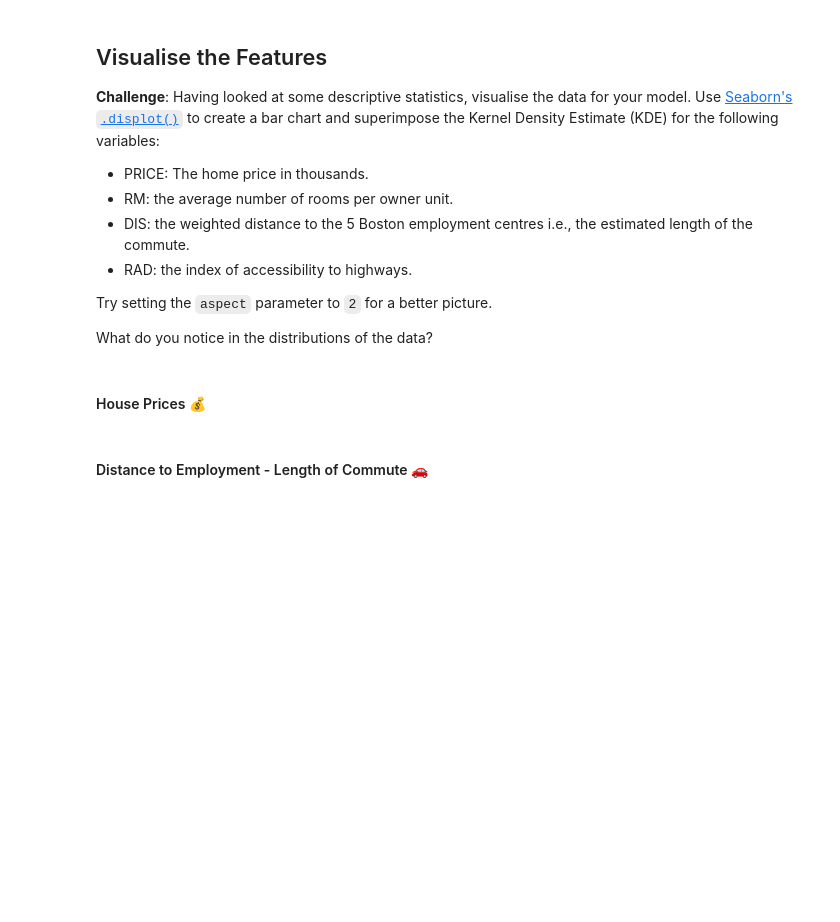
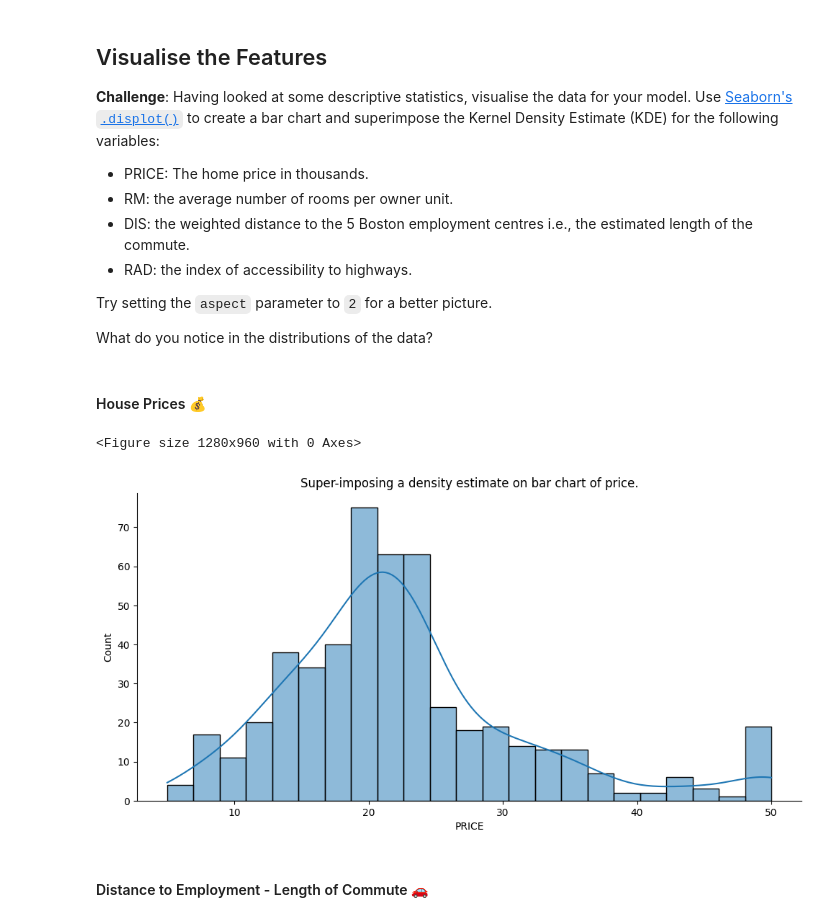
Before and after one commit to noah-clements/100Days-Python-Course, a Jupyter notebook: Day80 - Multivariable Regression/Multivariable_Regression_and_Valuation_Model.ipynb, the cells around one changed output. Cells and saved outputs as stored; diff of their text form; code cells hidden in the pictures; blank space fills up the shorter version.

Commit message:
Closes #34 Day 80 - Visualize the Features

```diff
--- a/Day80 - Multivariable Regression/Multivariable_Regression_and_Valuation_Model.ipynb
+++ b/Day80 - Multivariable Regression/Multivariable_Regression_and_Valuation_Model.ipynb
@@ -175,5 +176,13 @@ Try setting the `aspect` parameter to `2` for a better picture.
 What do you notice in the distributions of the data?
 # %% [markdown]
 #### House Prices 💰
+# %%
+plt.figure(dpi=200)
+sns.displot(data, x='PRICE', kde=True, aspect=2)
+plt.title("Super-imposing a density estimate on bar chart of price.")
+plt.show()
+# %% [output]
+<Figure size 1280x960 with 0 Axes>
+[figure, added]
 # %% [markdown]
 #### Distance to Employment - Length of Commute 🚗
```
Also changed, not shown: parts of 3 cells of this notebook.
